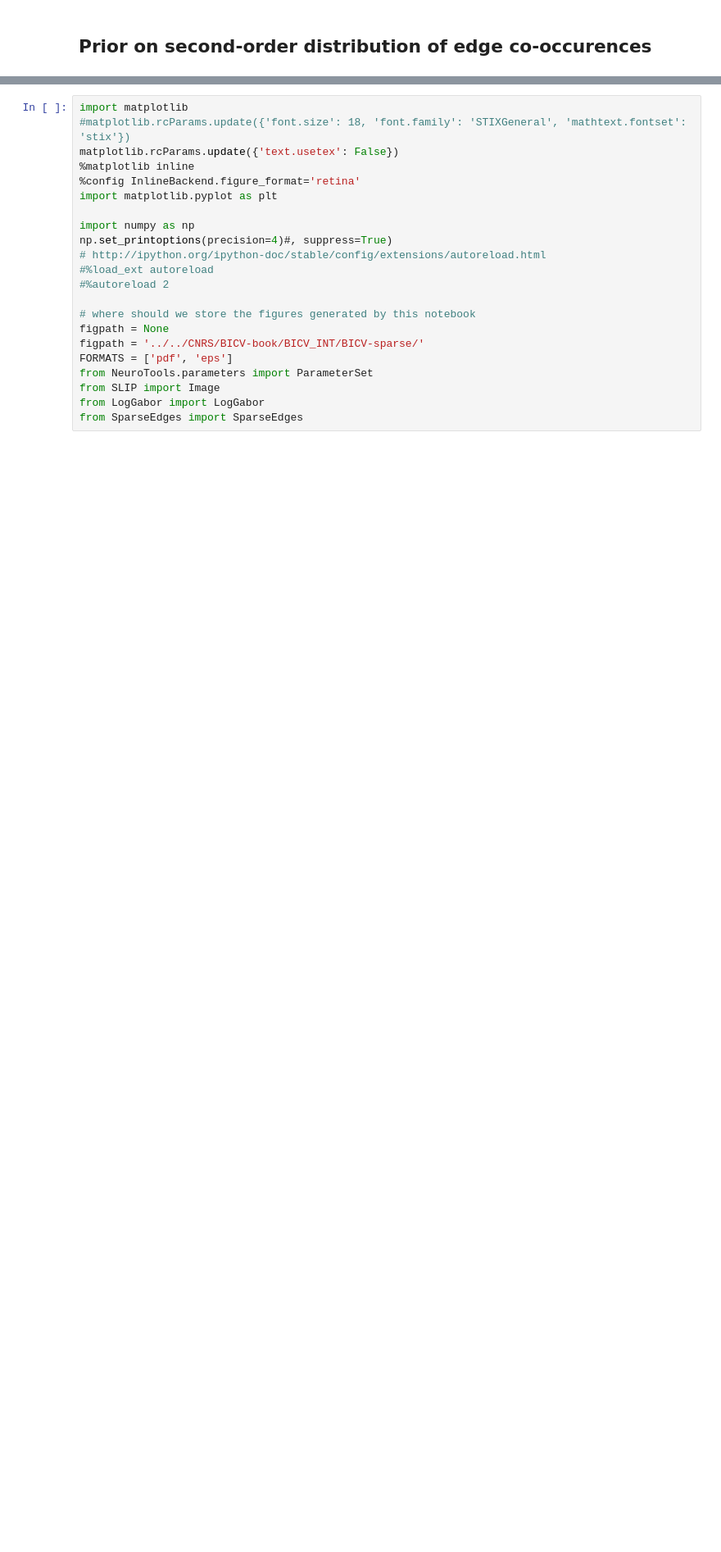
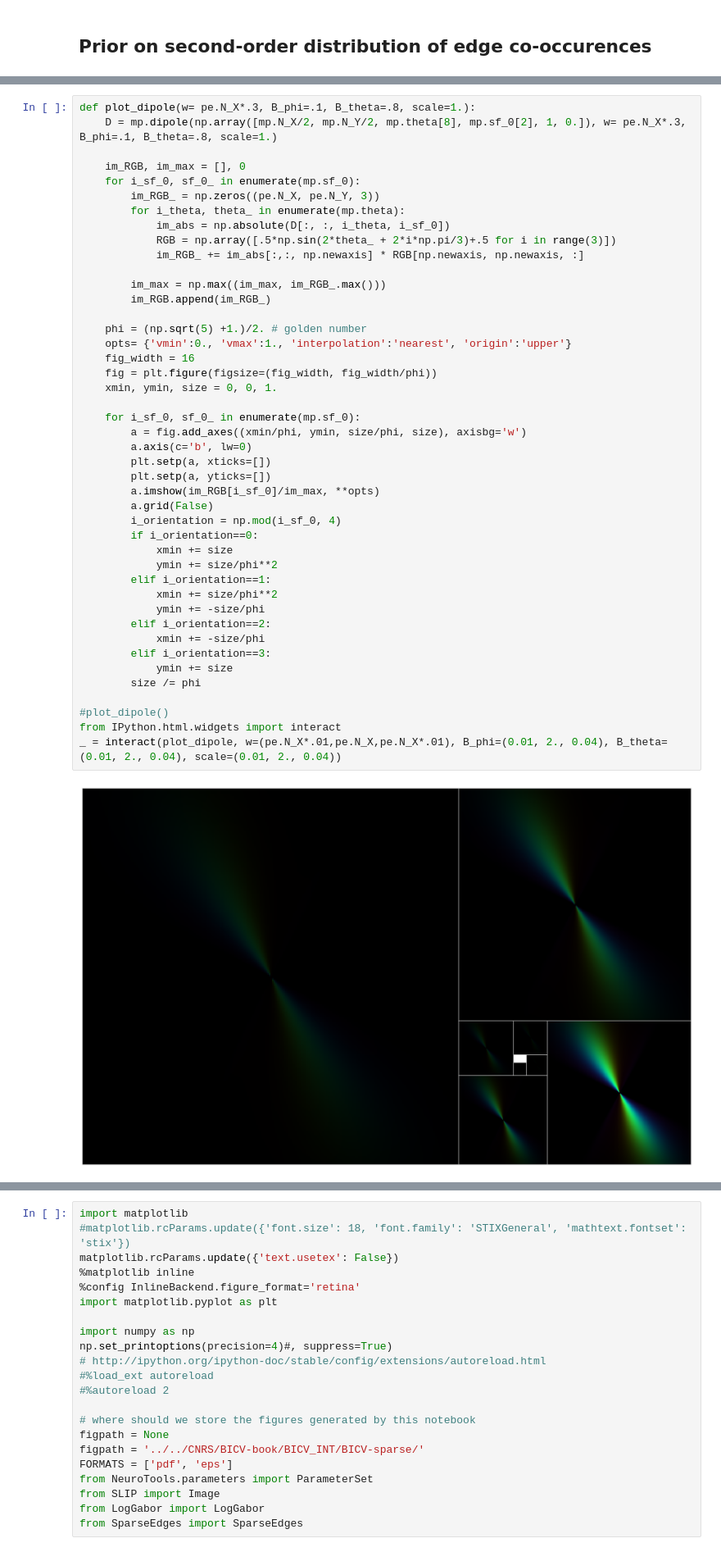
Before and after one commit to bicv/SparseEdges, a Jupyter notebook: prior.ipynb, the cells around one changed output, grey strips where cells are left out. Shown at 82% size. Saved outputs shown, nothing was run; the diff lists cells and outputs as text; blank space fills up the shorter version.

Commit message:
dipole

```diff
--- a/prior.ipynb
+++ b/prior.ipynb
@@ -217,0 +278,46 @@ INFO:SparseEdges:>>> For the class serre07_distractors, in experiment prior_vani
+# %%
+def plot_dipole(w= pe.N_X*.3, B_phi=.1, B_theta=.8, scale=1.):
+    D = mp.dipole(np.array([mp.N_X/2, mp.N_Y/2, mp.theta[8], mp.sf_0[2], 1, 0.]), w= pe.N_X*.3, B_phi=.1, B_theta=.8, scale=1.)
+
+    im_RGB, im_max = [], 0
+    for i_sf_0, sf_0_ in enumerate(mp.sf_0):
+        im_RGB_ = np.zeros((pe.N_X, pe.N_Y, 3))
+        for i_theta, theta_ in enumerate(mp.theta):
+            im_abs = np.absolute(D[:, :, i_theta, i_sf_0])
+            RGB = np.array([.5*np.sin(2*theta_ + 2*i*np.pi/3)+.5 for i in range(3)])
+            im_RGB_ += im_abs[:,:, np.newaxis] * RGB[np.newaxis, np.newaxis, :]
+
+        im_max = np.max((im_max, im_RGB_.max()))
+        im_RGB.append(im_RGB_)
+
+    phi = (np.sqrt(5) +1.)/2. # golden number
+    opts= {'vmin':0., 'vmax':1., 'interpolation':'nearest', 'origin':'upper'}
+    fig_width = 16
+    fig = plt.figure(figsize=(fig_width, fig_width/phi))
+    xmin, ymin, size = 0, 0, 1.
+
+    for i_sf_0, sf_0_ in enumerate(mp.sf_0):
+        a = fig.add_axes((xmin/phi, ymin, size/phi, size), axisbg='w')
+        a.axis(c='b', lw=0)
+        plt.setp(a, xticks=[])
+        plt.setp(a, yticks=[])
+        a.imshow(im_RGB[i_sf_0]/im_max, **opts)
+        a.grid(False)
+        i_orientation = np.mod(i_sf_0, 4)
+        if i_orientation==0:
+            xmin += size
+            ymin += size/phi**2
+        elif i_orientation==1:
+            xmin += size/phi**2
+            ymin += -size/phi
+        elif i_orientation==2:
+            xmin += -size/phi
+        elif i_orientation==3:
+            ymin += size
+        size /= phi
+
+#plot_dipole()
+from IPython.html.widgets import interact
+_ = interact(plot_dipole, w=(pe.N_X*.01,pe.N_X,pe.N_X*.01), B_phi=(0.01, 2., 0.04), B_theta=(0.01, 2., 0.04), scale=(0.01, 2., 0.04))
+# %% [output]
+[figure, added]
```
Also changed, not shown: parts of 11 cells of this notebook, 4 other files.
